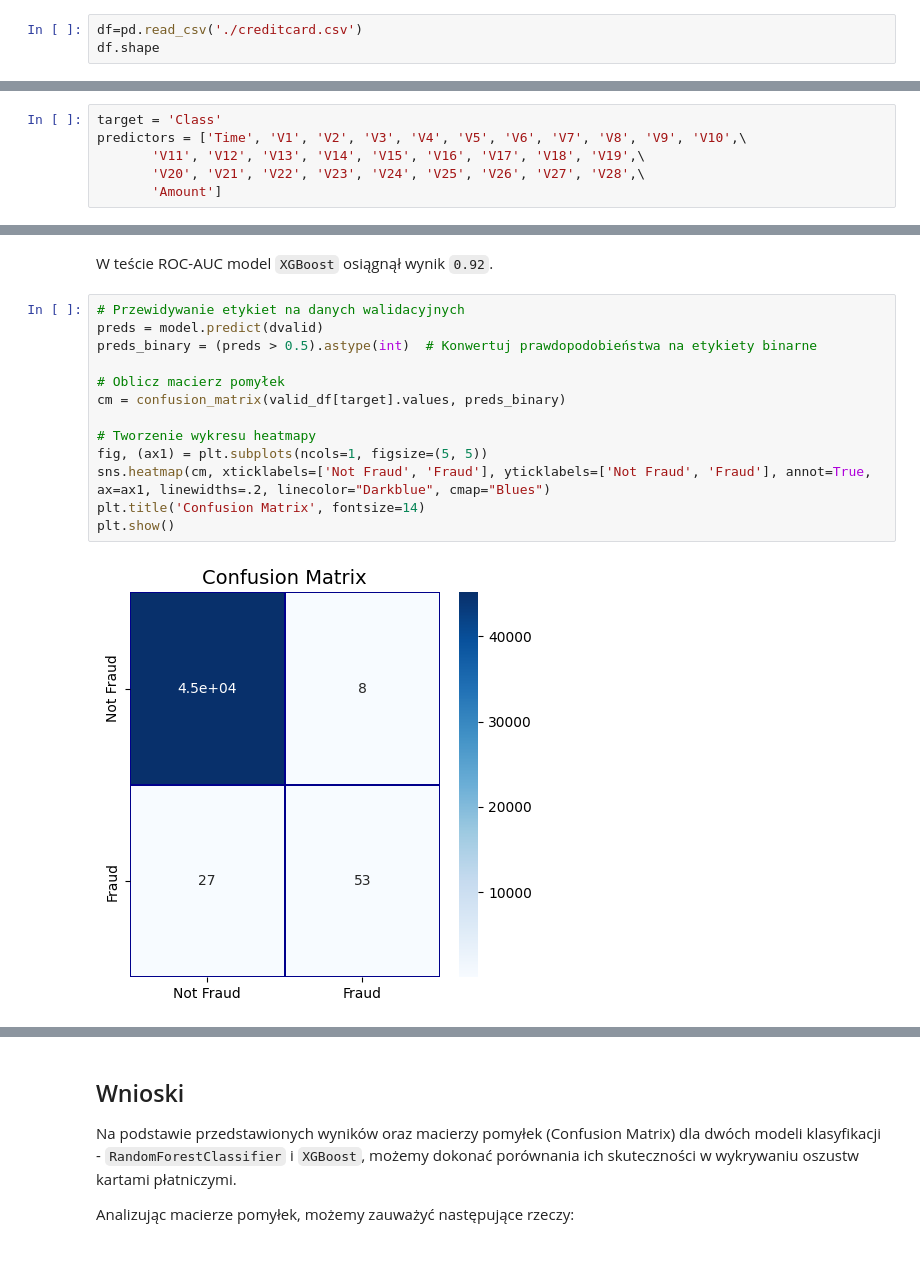
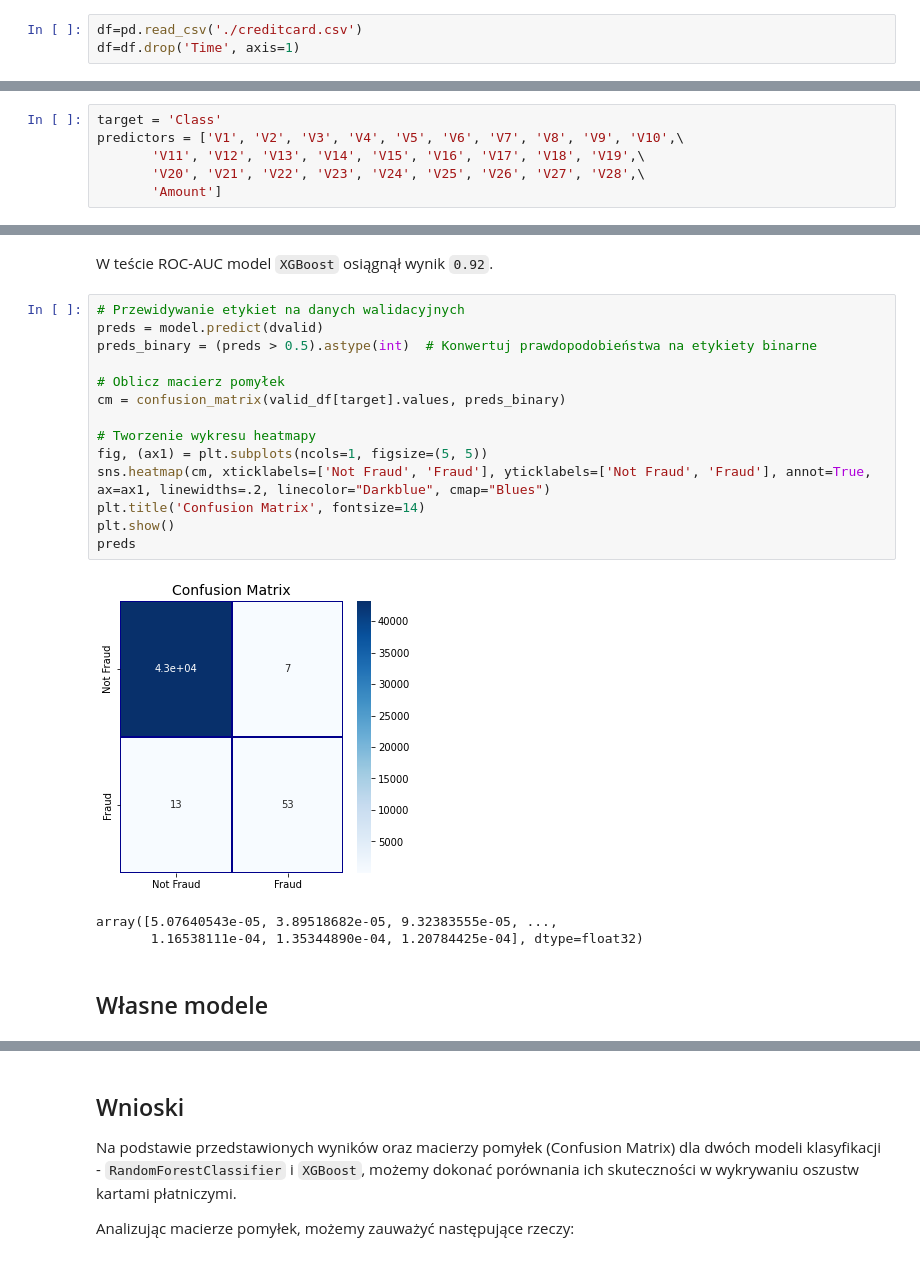
Before and after one commit to Kozioleczek/credit-card-fraud, a Jupyter notebook: sprawozdanie.ipynb, the cells around one changed output, grey strips where cells are left out. Drawn from its saved outputs; the diff is of its cells as text.

Commit message:
Tensorflow models

```diff
--- a/sprawozdanie.ipynb
+++ b/sprawozdanie.ipynb
@@ -58,4 +61,4 @@ from sklearn.metrics import confusion_matrix
 ### Ladowanie danych
 # %%
 df=pd.read_csv('./creditcard.csv')
-df.shape
+df=df.drop('Time', axis=1)
@@ -204,7 +215,7 @@ Na poniższym diagramie mamy losowy las składający się z n drzew decyzyjnych,
 2. `predictors` - To jest zmienna zawierająca listę nazw cech (kolumn) z danych, które będą używane jako zmienne niezależne w modelu.
 # %%
 target = 'Class'
-predictors = ['Time', 'V1', 'V2', 'V3', 'V4', 'V5', 'V6', 'V7', 'V8', 'V9', 'V10',\
+predictors = ['V1', 'V2', 'V3', 'V4', 'V5', 'V6', 'V7', 'V8', 'V9', 'V10',\
        'V11', 'V12', 'V13', 'V14', 'V15', 'V16', 'V17', 'V18', 'V19',\
        'V20', 'V21', 'V22', 'V23', 'V24', 'V25', 'V26', 'V27', 'V28',\
        'Amount']
@@ -363,15 +378,20 @@ W teście ROC-AUC model `XGBoost` osiągnął wynik `0.92`.
 # %%
 # Przewidywanie etykiet na danych walidacyjnych
 preds = model.predict(dvalid)
 preds_binary = (preds > 0.5).astype(int)  # Konwertuj prawdopodobieństwa na etykiety binarne
 
 # Oblicz macierz pomyłek
 cm = confusion_matrix(valid_df[target].values, preds_binary)
 
 # Tworzenie wykresu heatmapy
 fig, (ax1) = plt.subplots(ncols=1, figsize=(5, 5))
 sns.heatmap(cm, xticklabels=['Not Fraud', 'Fraud'], yticklabels=['Not Fraud', 'Fraud'], annot=True, ax=ax1, linewidths=.2, linecolor="Darkblue", cmap="Blues")
 plt.title('Confusion Matrix', fontsize=14)
 plt.show()
+preds
 # %% [output]
-[figure, old version]
+[figure, new version]
+array([5.07640543e-05, 3.89518682e-05, 9.32383555e-05, ...,
+       1.16538111e-04, 1.35344890e-04, 1.20784425e-04], dtype=float32)
+# %% [markdown]
+## Własne modele
```
Also changed, not shown: parts of 50 cells of this notebook.
